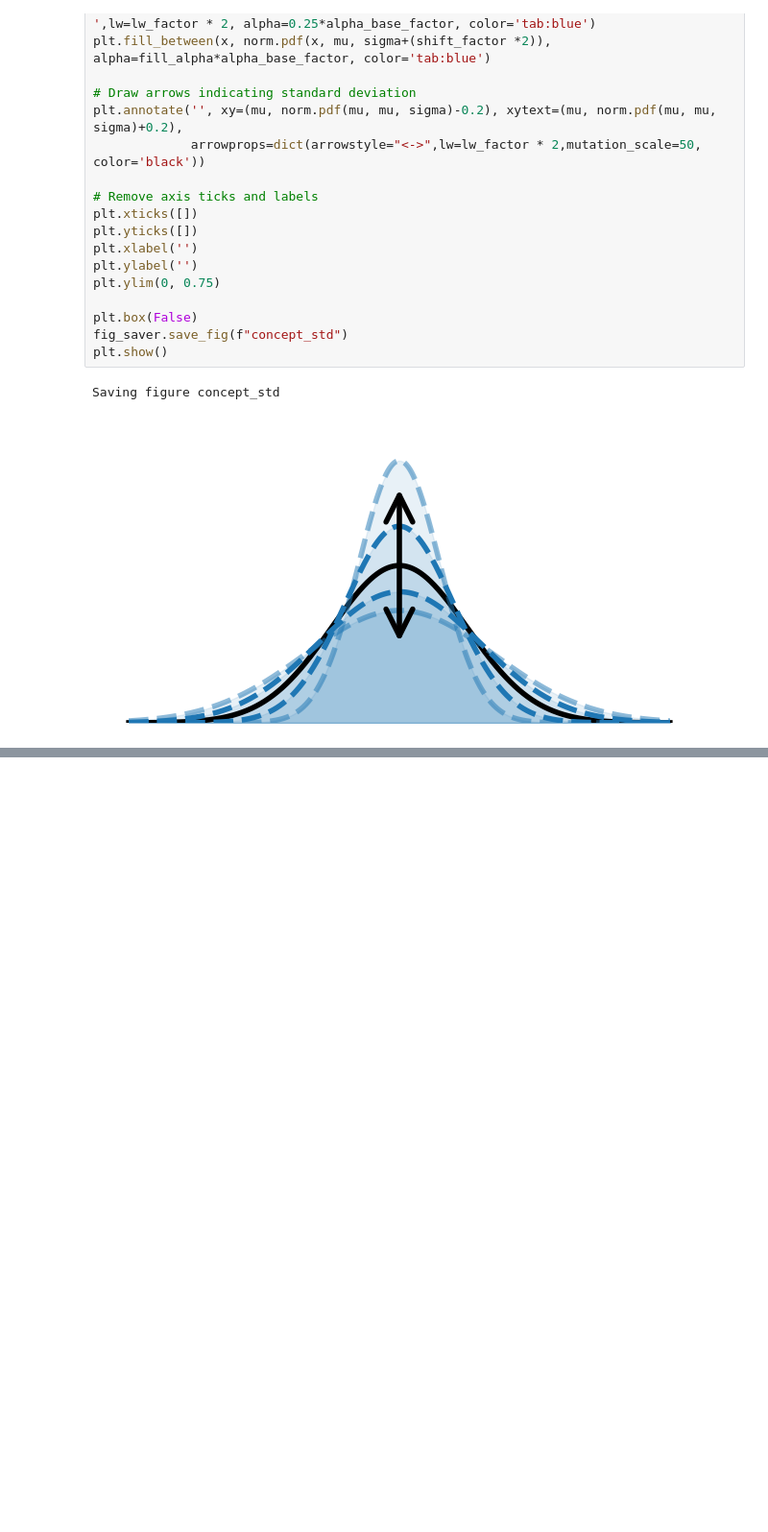
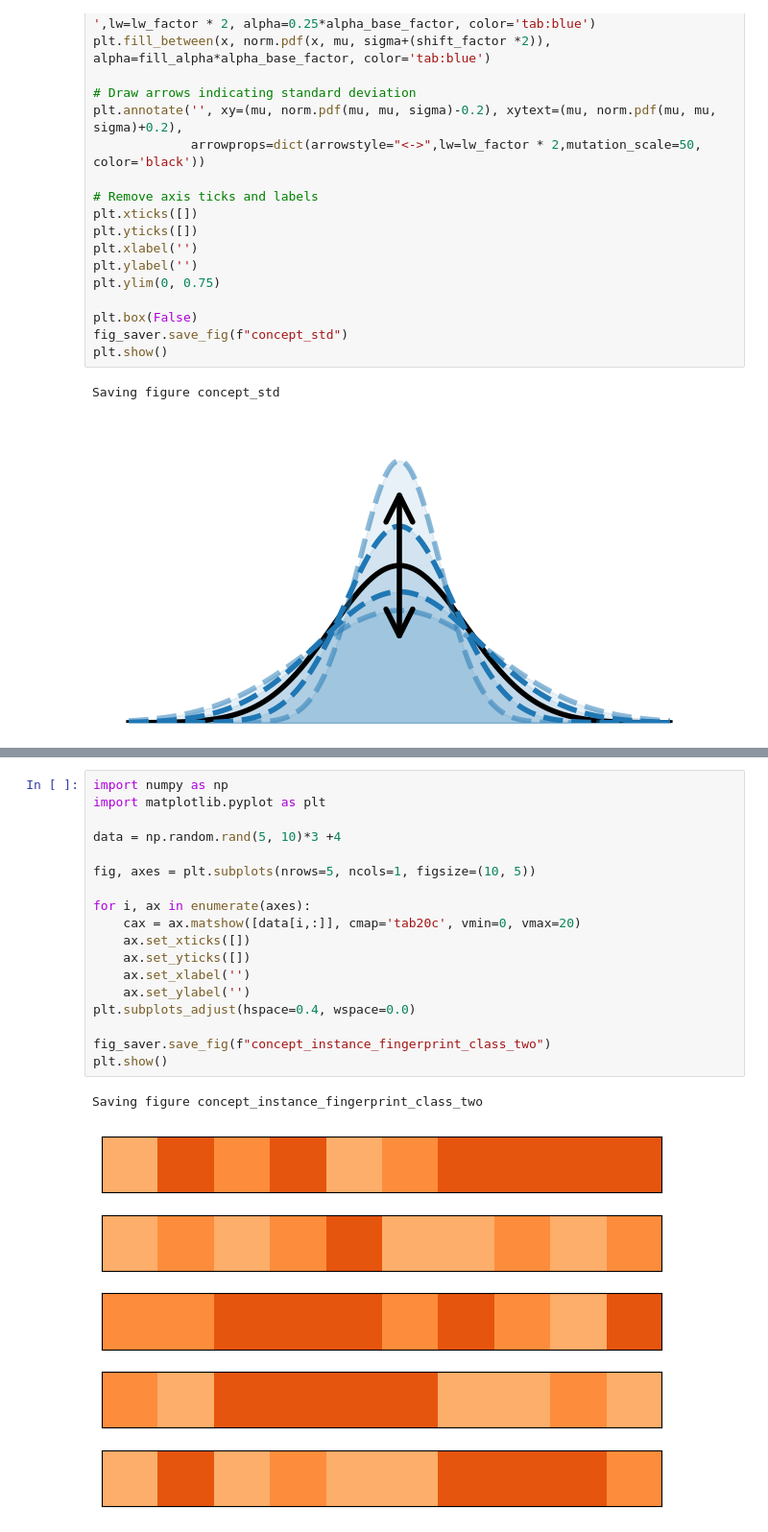
Before and after one commit to LarsBoecking/time_series_fingerprint, a Jupyter notebook: notebooks/z_paper_concept.ipynb, the cells around one changed output, grey strips where cells are left out. Shown at 96% size. Drawn from its saved outputs; the diff is of its cells as text; blank space fills up the shorter version.

```diff
--- a/notebooks/z_paper_concept.ipynb
+++ b/notebooks/z_paper_concept.ipynb
@@ -179,0 +207,21 @@ Saving figure concept_std
+# %%
+import numpy as np
+import matplotlib.pyplot as plt
+
+data = np.random.rand(5, 10)*3 +4
+
+fig, axes = plt.subplots(nrows=5, ncols=1, figsize=(10, 5))
+
+for i, ax in enumerate(axes):
+    cax = ax.matshow([data[i,:]], cmap='tab20c', vmin=0, vmax=20)
+    ax.set_xticks([])
+    ax.set_yticks([])
+    ax.set_xlabel('')
+    ax.set_ylabel('')
+plt.subplots_adjust(hspace=0.4, wspace=0.0)
+
+fig_saver.save_fig(f"concept_instance_fingerprint_class_two")
+plt.show()
+# %% [output]
+Saving figure concept_instance_fingerprint_class_two
+[figure, added]
```
Also changed, not shown: parts of 5 cells of this notebook, 1 other file.
